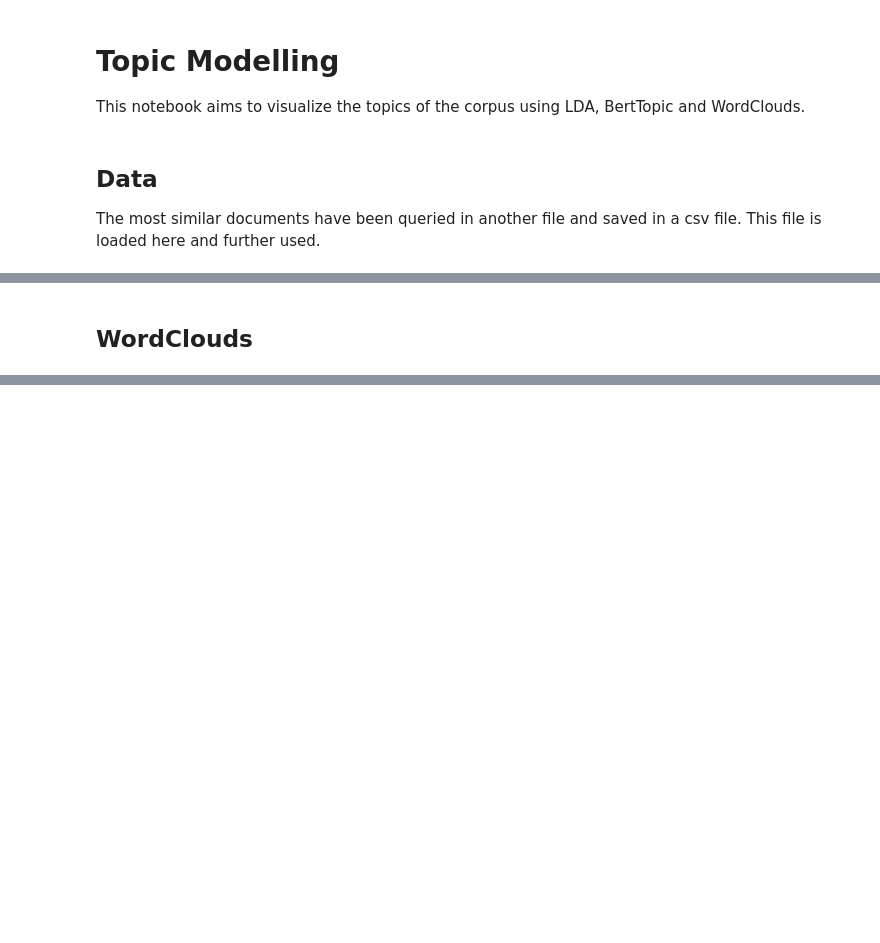
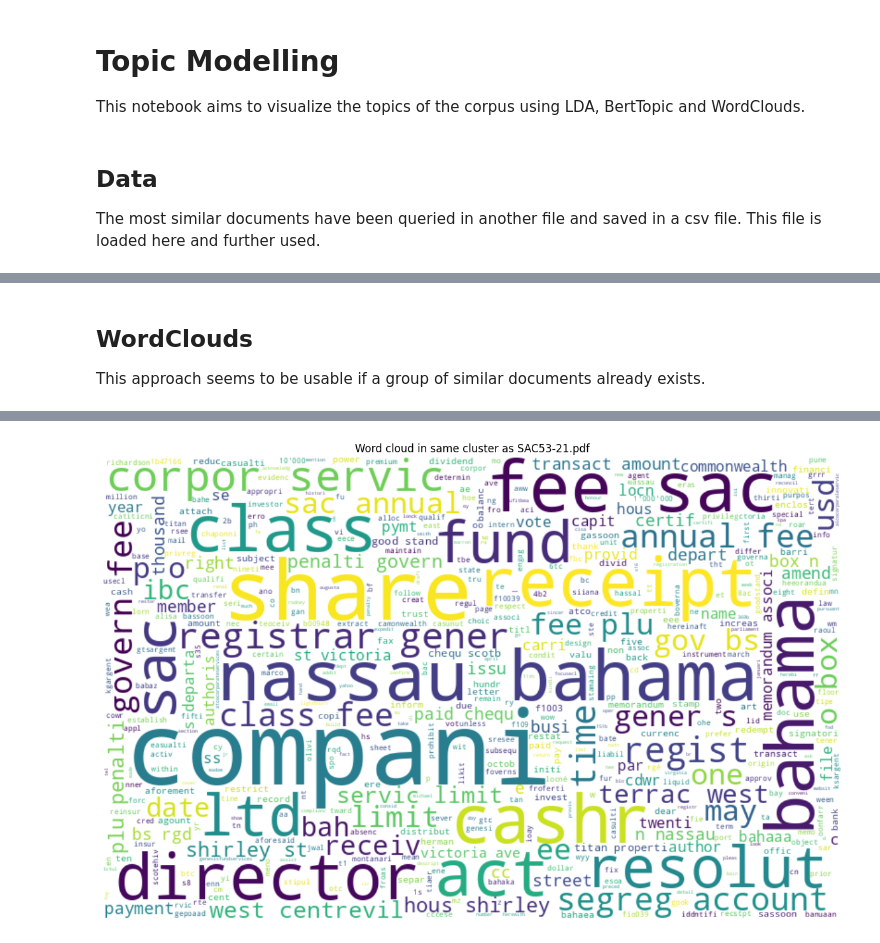
Before and after one commit to KlaraGtknst/topic-analysis-text-data, a Jupyter notebook: topic_modelling.ipynb, the cells around one changed output, grey strips where cells are left out. Cells and saved outputs as stored; diff of their text form; code cells hidden in the pictures; blank space fills up the shorter version.

```diff
--- a/topic_modelling.ipynb
+++ b/topic_modelling.ipynb
@@ -21,3 +21,20 @@ print(type(results))
 <class 'dict'>
-# %% [markdown]
-## WordClouds
+# %% [markdown]
+## WordClouds
+This approach seems to be usable if a group of similar documents already exists.
+# %%
+from text_visualizations.visualize_texts import *
+from text_embeddings.preprocessing.read_pdf import *
+
+file_paths = list(results['cluster'].values())[0]
+stemmed_filtered_tokens = []
+for path in file_paths:
+    text = pdf_to_str(path)
+
+    tokens = tokenize(text)
+    filtered_tokens = remove_stop_words(tokens)
+    stemmed_filtered_tokens.extend(stemming(filtered_tokens))
+
+# visualize the texts
+word_cloud(stemmed_filtered_tokens, file_name='same cluster as ' + list(results['cluster'].keys())[0].split('/')[-1], outpath=None)
+# %% [output]
@@ -23,0 +51 @@ print(type(results))
+[figure, added]
```
Also changed, not shown: parts of 16 cells of this notebook, 4 other files.
